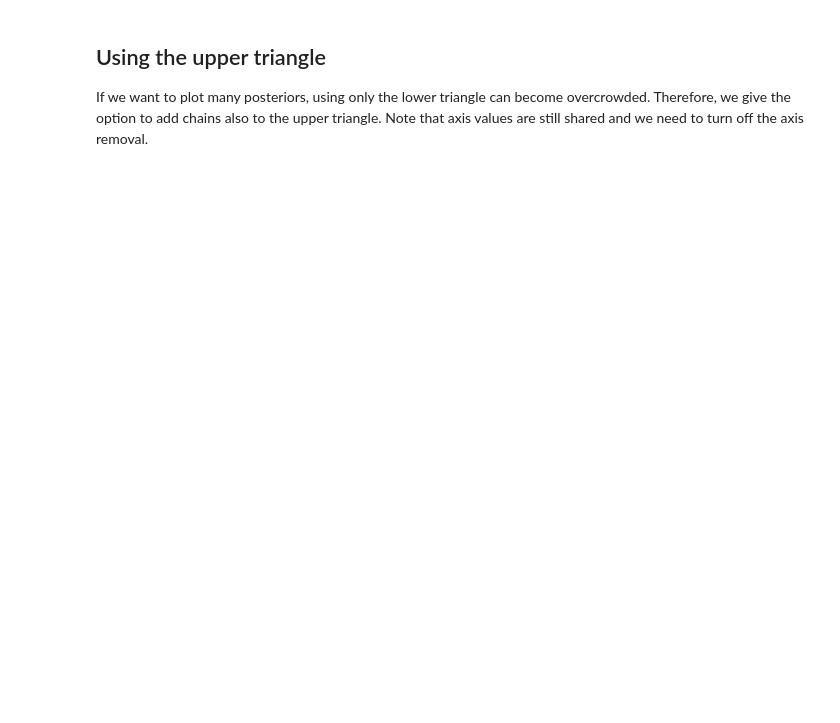
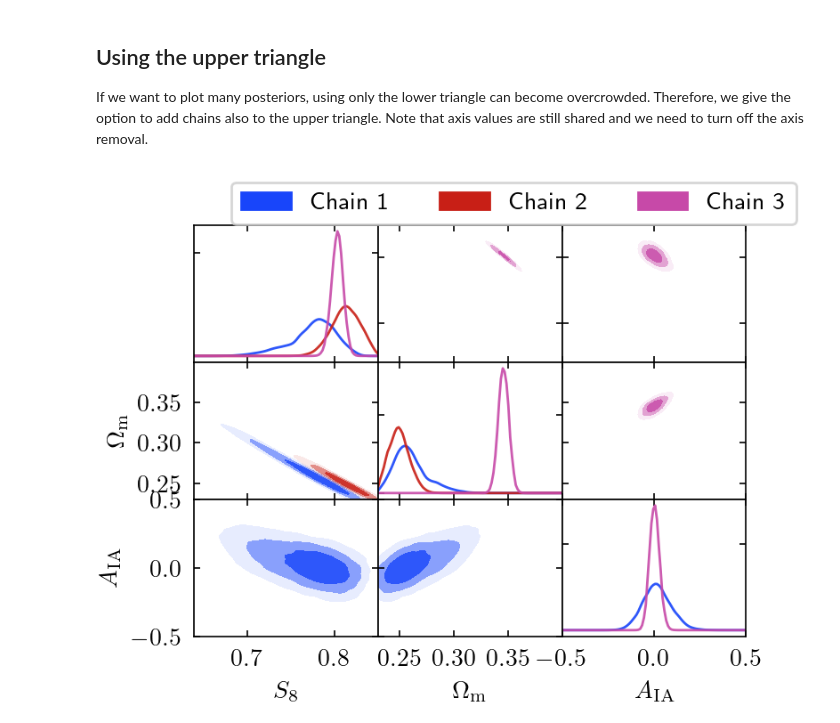
Before and after one commit to llinke1/niceplots, a Jupyter notebook: examples/05: ExampleCornerPlot.ipynb, the cells around one changed output. Saved outputs shown, nothing was run; the diff lists cells and outputs as text; code cells hidden in the pictures; blank space fills up the shorter version.

```diff
--- a/examples/05: ExampleCornerPlot.ipynb
+++ b/examples/05: ExampleCornerPlot.ipynb
@@ -22,3 +87,16 @@ We now plot multiple posteriors. The routine automatically generates a legend. N
 ## Using the upper triangle
 
 If we want to plot many posteriors, using only the lower triangle can become overcrowded. Therefore, we give the option to add chains also to the upper triangle. Note that axis values are still shared and we need to turn off the axis removal.
+# %%
+c=nicepl.corner(param_names=param_names, priors=priors)
+c.add_chain(chain1, param_names1, weights1,
+            color='C0', label="Chain 1")
+c.add_chain(chain2[:,:2], param_names2[:2], weights2,
+            color='C2', label="Chain 2")
+c.add_chain(chain3, param_names3, weights3,
+            color='C3', label="Chain 3", lower_triangle=False)
+
+c.finalize(outputFn="MultipleChainCorner_upperTriangle.pdf",
+           hide_upper=False, legendcols=3)
+# %% [output]
+[figure, added]
```
Also changed, not shown: parts of 10 cells of this notebook.
